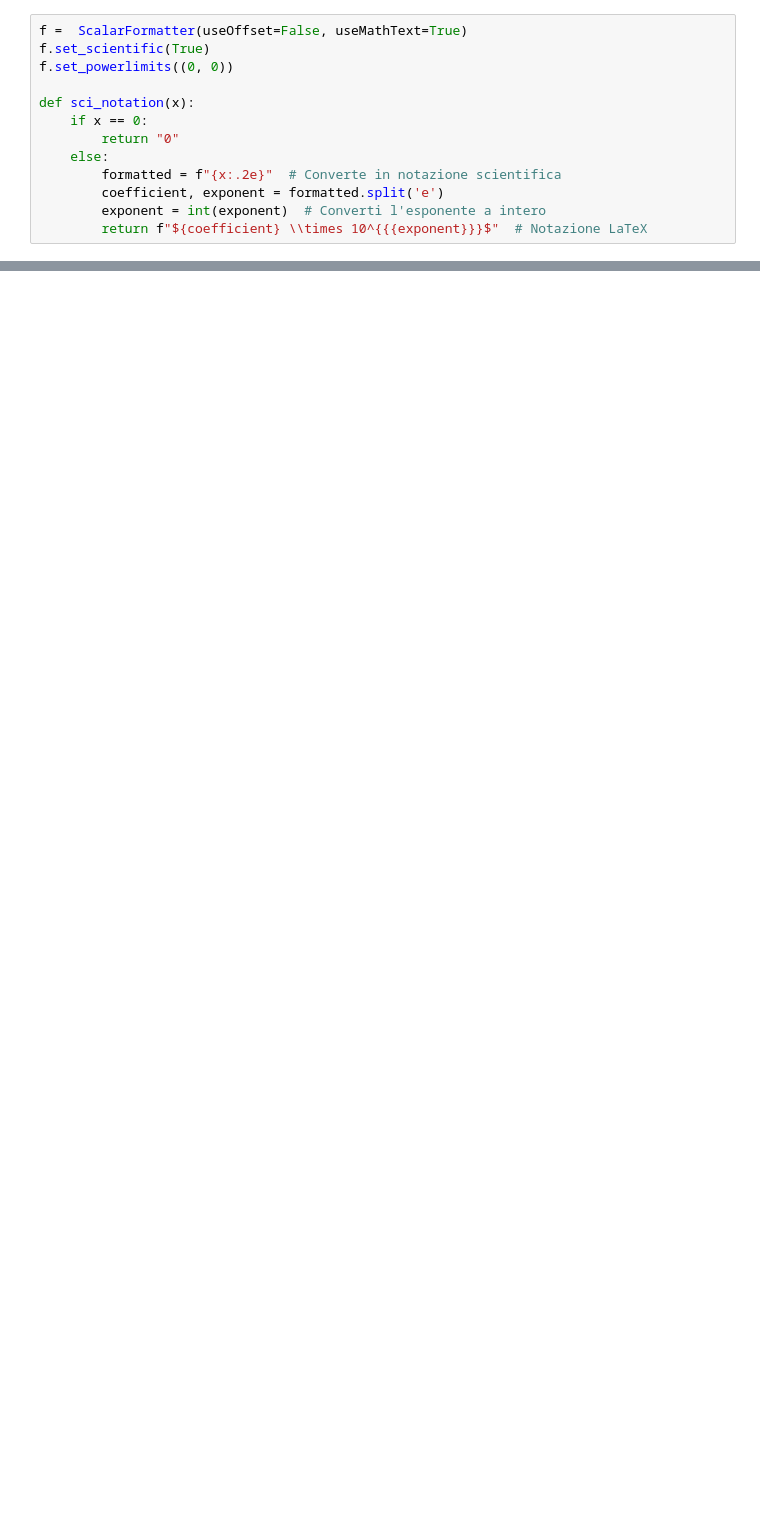
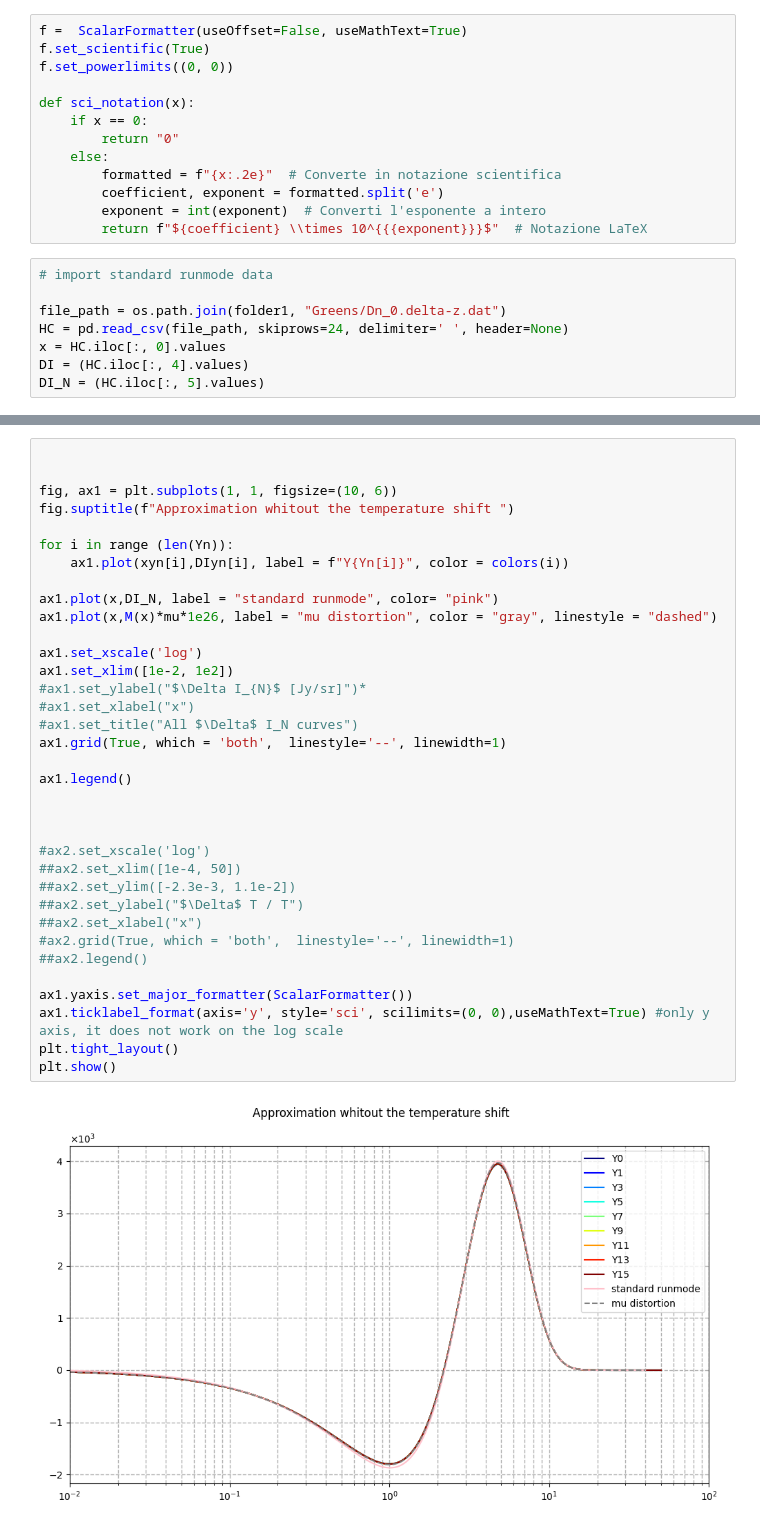
Before and after one commit to Sareva00/CMB-SD, a Jupyter notebook: fhm.ipynb, the cells around one changed output, grey strips where cells are left out. Cells and saved outputs as stored; diff of their text form; blank space fills up the shorter version.

```diff
--- a/fhm.ipynb
+++ b/fhm.ipynb
@@ -44,4 +39,12 @@ def sci_notation(x):
         coefficient, exponent = formatted.split('e')
         exponent = int(exponent)  # Converti l'esponente a intero
         return f"${coefficient} \\times 10^{{{exponent}}}$"  # Notazione LaTeX
+# %%
+# import standard runmode data
+
+file_path = os.path.join(folder1, "Greens/Dn_0.delta-z.dat")
+HC = pd.read_csv(file_path, skiprows=24, delimiter=' ', header=None)
+x = HC.iloc[:, 0].values
+DI = (HC.iloc[:, 4].values)
+DI_N = (HC.iloc[:, 5].values)
 # %%
@@ -70,4 +69,41 @@ for i in range (len(Yn)):
 
     xyn2.append(op.iloc[:, 0].values)
     DIyn2.append((op.iloc[:, 1].values)* (2*K**3*T**3)/(vc**2*h_pl**2)*1e26) #unit of measure are different!
+# %%
+
+
+fig, ax1 = plt.subplots(1, 1, figsize=(10, 6))
+fig.suptitle(f"Approximation whitout the temperature shift ")
+
+for i in range (len(Yn)):
+    ax1.plot(xyn[i],DIyn[i], label = f"Y{Yn[i]}", color = colors(i))
+
+ax1.plot(x,DI_N, label = "standard runmode", color= "pink")
+ax1.plot(x,M(x)*mu*1e26, label = "mu distortion", color = "gray", linestyle = "dashed")
+
+ax1.set_xscale('log')
+ax1.set_xlim([1e-2, 1e2])
+#ax1.set_ylabel("$\Delta I_{N}$ [Jy/sr]")*
+#ax1.set_xlabel("x")
+#ax1.set_title("All $\Delta$ I_N curves")
+ax1.grid(True, which = 'both',  linestyle='--', linewidth=1)
+
+ax1.legend()
+
+
+
+#ax2.set_xscale('log')
+##ax2.set_xlim([1e-4, 50])
+##ax2.set_ylim([-2.3e-3, 1.1e-2])
+##ax2.set_ylabel("$\Delta$ T / T")
+##ax2.set_xlabel("x")
+#ax2.grid(True, which = 'both',  linestyle='--', linewidth=1)
+##ax2.legend()
+
+ax1.yaxis.set_major_formatter(ScalarFormatter())
+ax1.ticklabel_format(axis='y', style='sci', scilimits=(0, 0),useMathText=True) #only y axis, it does not work on the log scale
+plt.tight_layout()
+plt.show()
+# %% [output]
+[figure, added]
 # %%
```
Also changed, not shown: parts of 9 cells of this notebook, 2 other files.
